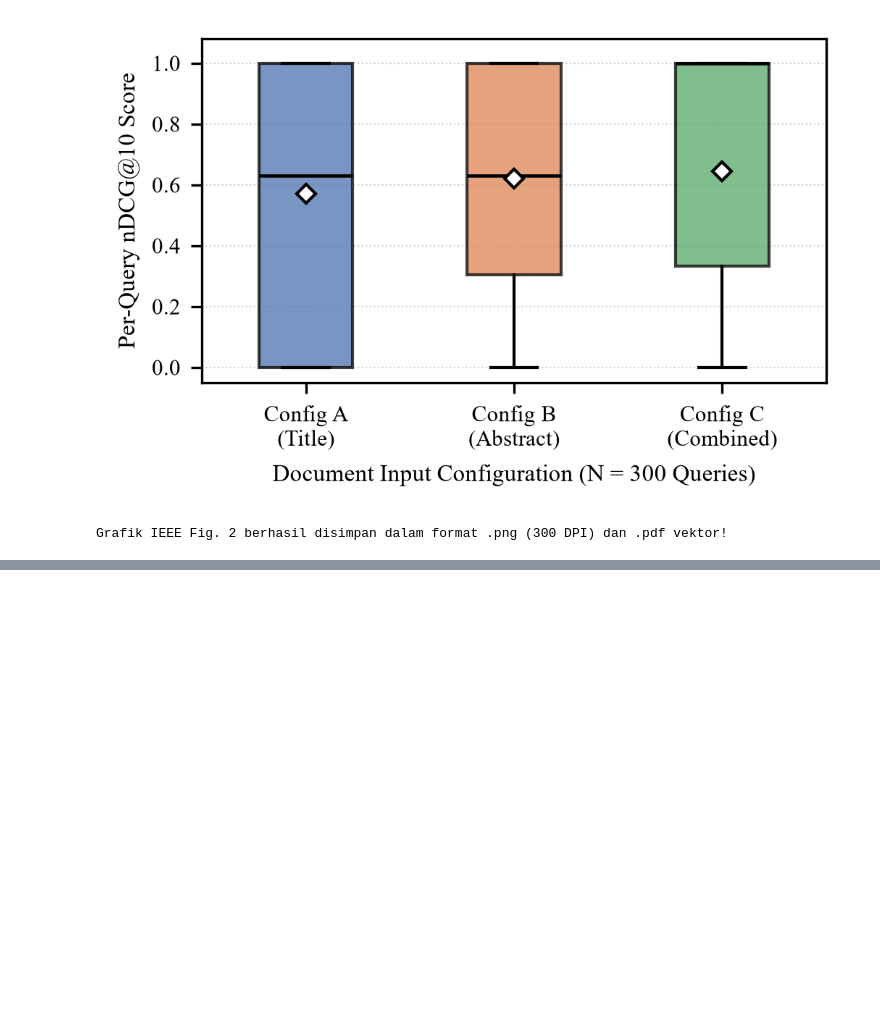
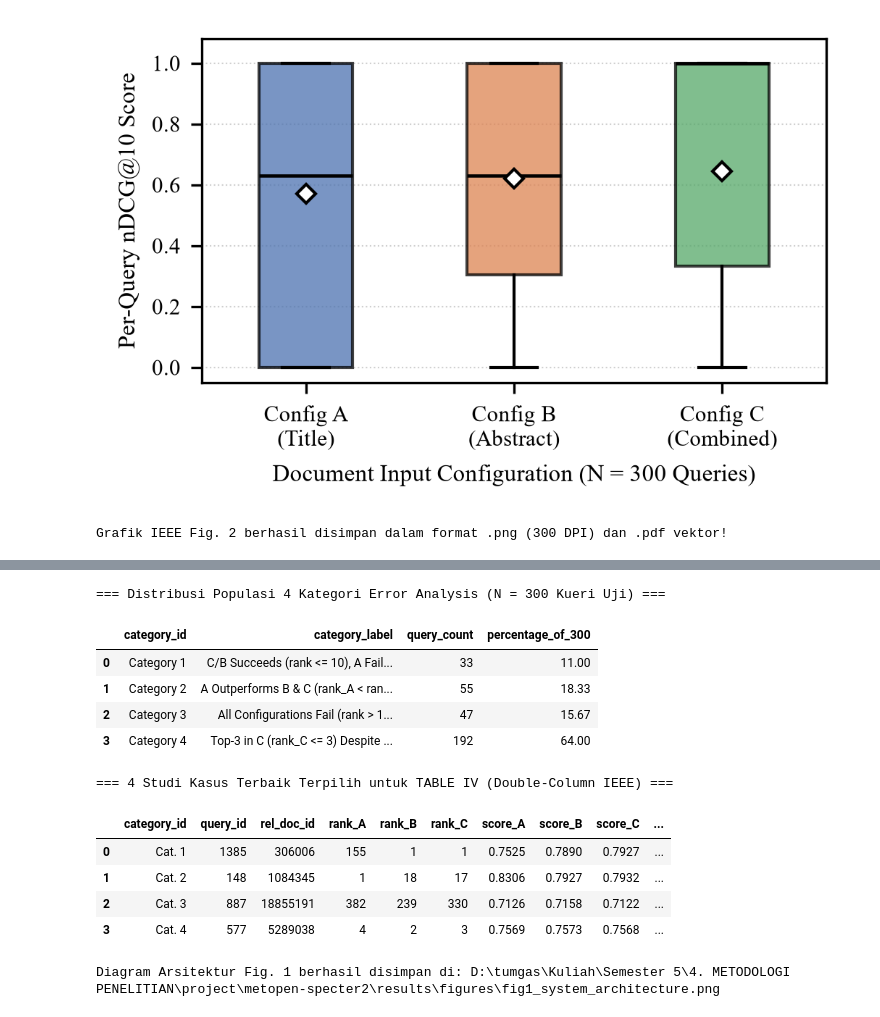
Before and after one commit to kaita937/metopen-specter2, a Jupyter notebook: notebooks/03_evaluasi_analisis.ipynb, the cells around one changed output, grey strips where cells are left out. Saved outputs shown, nothing was run; the diff lists cells and outputs as text; code cells hidden in the pictures; blank space fills up the shorter version.

```diff
--- a/notebooks/03_evaluasi_analisis.ipynb
+++ b/notebooks/03_evaluasi_analisis.ipynb
@@ -365,0 +371,58 @@ Grafik IEEE Fig. 2 berhasil disimpan dalam format .png (300 DPI) dan .pdf vektor
+# %%
+# 5. Pengelompokan Otomatis 4 Kategori Error Analysis & Ekspor Studi Kasus Terpilih (TABLE IV)
+import os
+os.environ["HF_HUB_DISABLE_SYMLINKS_WARNING"] = "1"
+from transformers import AutoTokenizer
+from src.text_configs import config_C
+from src.error_analysis import run_error_analysis
+from src.plot_architecture_fig1 import generate_fig1_architecture
+
+ERROR_DIR = PROJECT_ROOT / "results" / "error_analysis"
+ERROR_DIR.mkdir(parents=True, exist_ok=True)
+
+tokenizer = AutoTokenizer.from_pretrained("allenai/specter2_base")
+sep_tok = tokenizer.sep_token
+c_texts = [config_C(corpus[did], sep_token=sep_tok) for did in doc_ids]
+c_tok_lens = [
+    len(ids)
+    for ids in tokenizer(c_texts, add_special_tokens=True, truncation=False, padding=False)["input_ids"]
+]
+doc_tok_map_c = dict(zip(doc_ids, c_tok_lens))
+
+ea_res = run_error_analysis(
+    per_query_df=per_query_df,
+    corpus=corpus,
+    test_queries=test_queries,
+    doc_token_lengths_c=doc_tok_map_c,
+    output_dir=ERROR_DIR,
+)
+
+print("=== Distribusi Populasi 4 Kategori Error Analysis (N = 300 Kueri Uji) ===")
+display(ea_res["category_summary_df"])
+
+print("\n=== 4 Studi Kasus Terbaik Terpilih untuk TABLE IV (Double-Column IEEE) ===")
+cols_preview = [
+    "category_id", "query_id", "rel_doc_id",
+    "rank_A", "rank_B", "rank_C",
+    "score_A", "score_B", "score_C",
+    "jaccard_content", "doc_tokens_C", "query_text", "doc_title",
+]
+display(ea_res["selected_cases_df"][cols_preview])
+
+# Cetak Diagram Arsitektur Eksperimen (Fig. 1)
+fig1_png = generate_fig1_architecture(FIGURES_DIR)
+print("\nDiagram Arsitektur Fig. 1 berhasil disimpan di:", fig1_png)
+# %% [output]
+=== Distribusi Populasi 4 Kategori Error Analysis (N = 300 Kueri Uji) ===
+|  | category_id | category_label | query_count | percentage_of_300 |
+| 0 | Category 1 | C/B Succeeds (rank <= 10), A Fail... | 33 | 11.00 |
+| 1 | Category 2 | A Outperforms B & C (rank_A < ran... | 55 | 18.33 |
+| 2 | Category 3 | All Configurations Fail (rank > 1... | 47 | 15.67 |
+| 3 | Category 4 | Top-3 in C (rank_C <= 3) Despite ... | 192 | 64.00 |
+=== 4 Studi Kasus Terbaik Terpilih untuk TABLE IV (Double-Column IEEE) ===
+|  | category_id | query_id | rel_doc_id | rank_A | rank_B | rank_C | score_A | score_B | score_C | ... |
+| 0 | Cat. 1 | 1385 | 306006 | 155 | 1 | 1 | 0.7525 | 0.7890 | 0.7927 | ... |
+| 1 | Cat. 2 | 148 | 1084345 | 1 | 18 | 17 | 0.8306 | 0.7927 | 0.7932 | ... |
+| 2 | Cat. 3 | 887 | 18855191 | 382 | 239 | 330 | 0.7126 | 0.7158 | 0.7122 | ... |
+| 3 | Cat. 4 | 577 | 5289038 | 4 | 2 | 3 | 0.7569 | 0.7573 | 0.7568 | ... |
+Diagram Arsitektur Fig. 1 berhasil disimpan di: D:\tumgas\Kuliah\Semester 5\4. METODOLOGI PENELITIAN\project\metopen-specter2\results\figures\fig1_system_architecture.png
```
Also changed, not shown: parts of 1 cell of this notebook, 12 other files.
